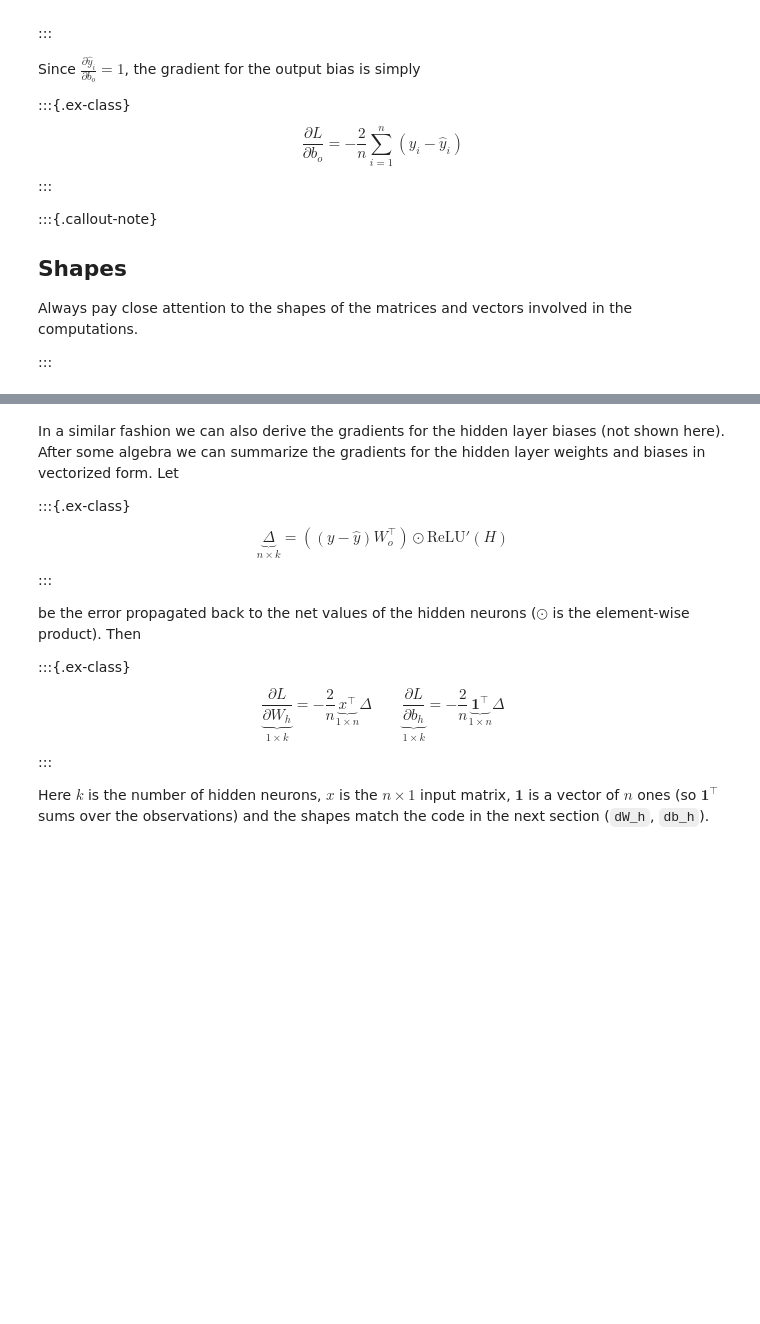
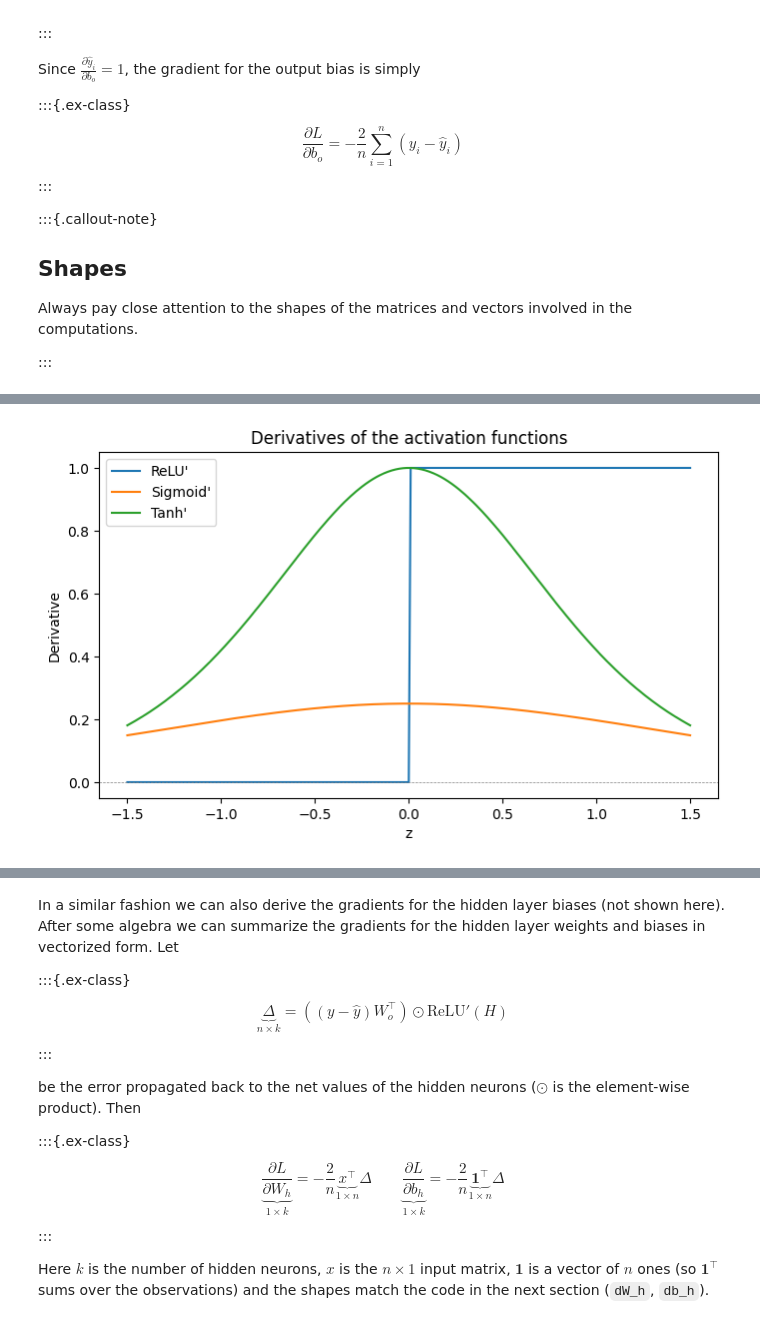
Before and after one commit to febse/ta, a Jupyter notebook: 03-04-ANN-Simple-Regression-Hidden-Layer.ipynb, the cells around one changed output, grey strips where cells are left out. Saved outputs shown, nothing was run; the diff lists cells and outputs as text; code cells hidden in the pictures; blank space fills up the shorter version.

```diff
--- a/03-04-ANN-Simple-Regression-Hidden-Layer.ipynb
+++ b/03-04-ANN-Simple-Regression-Hidden-Layer.ipynb
@@ -442,0 +456,24 @@ $$
+# %%
+# no-ex-class
+import numpy as np
+import matplotlib.pyplot as plt
+
+z_grid = np.linspace(-1.5, 1.5, 301)
+
+relu_prime_values = (z_grid > 0).astype(float)
+sigmoid_values = 1 / (1 + np.exp(-z_grid))
+sigmoid_prime_values = sigmoid_values * (1 - sigmoid_values)
+tanh_prime_values = 1 - np.tanh(z_grid) ** 2
+
+plt.figure(figsize=(8, 4.5))
+plt.plot(z_grid, relu_prime_values, label="ReLU'")
+plt.plot(z_grid, sigmoid_prime_values, label="Sigmoid'")
+plt.plot(z_grid, tanh_prime_values, label="Tanh'")
+plt.axhline(0, color="gray", linestyle="--", linewidth=0.5)
+plt.xlabel("z")
+plt.ylabel("Derivative")
+plt.title("Derivatives of the activation functions")
+plt.legend()
+plt.show()
+# %% [output]
+[figure, added]
```
Also changed, not shown: parts of 2 cells of this notebook, 5 other files.
